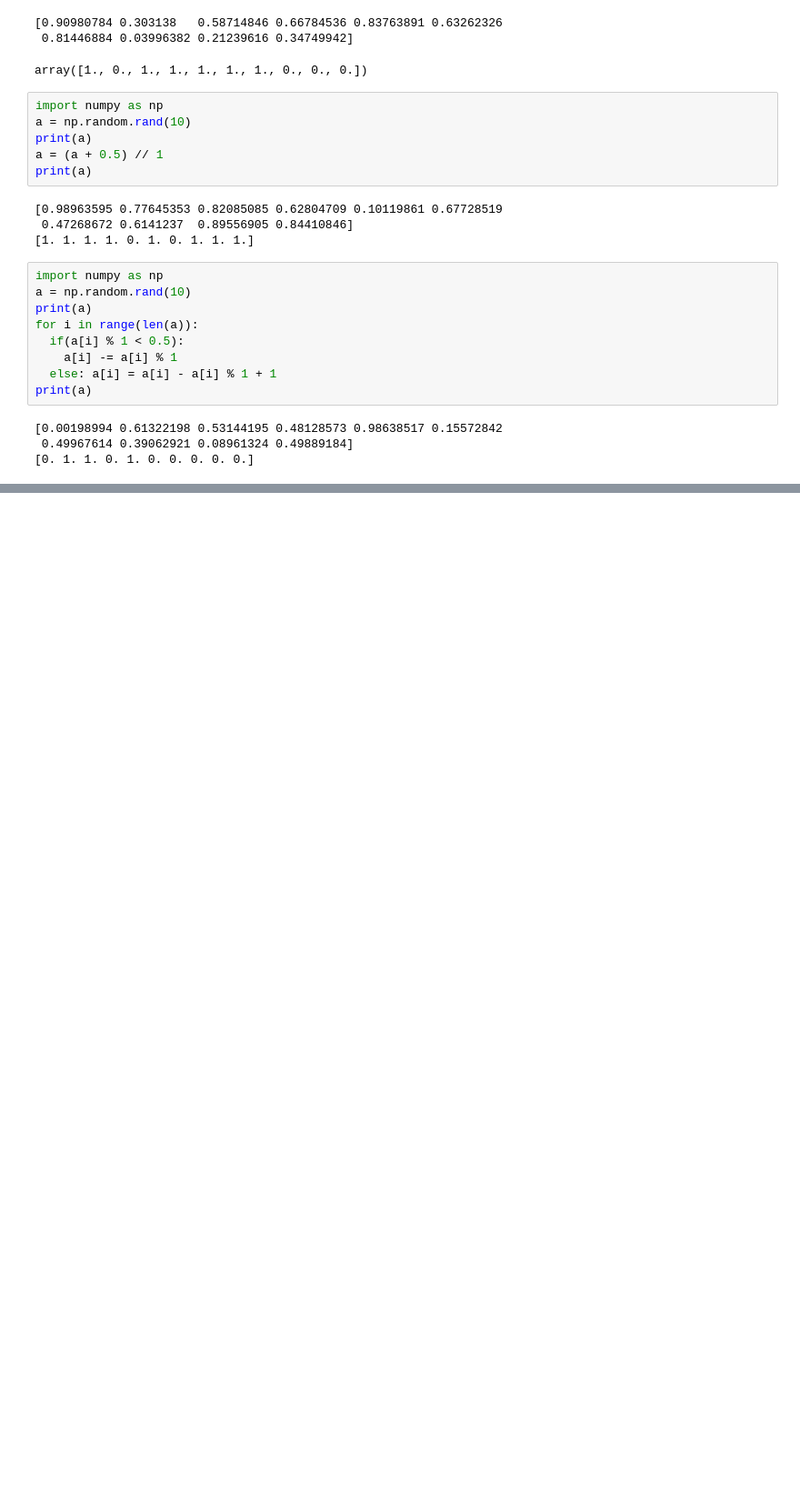
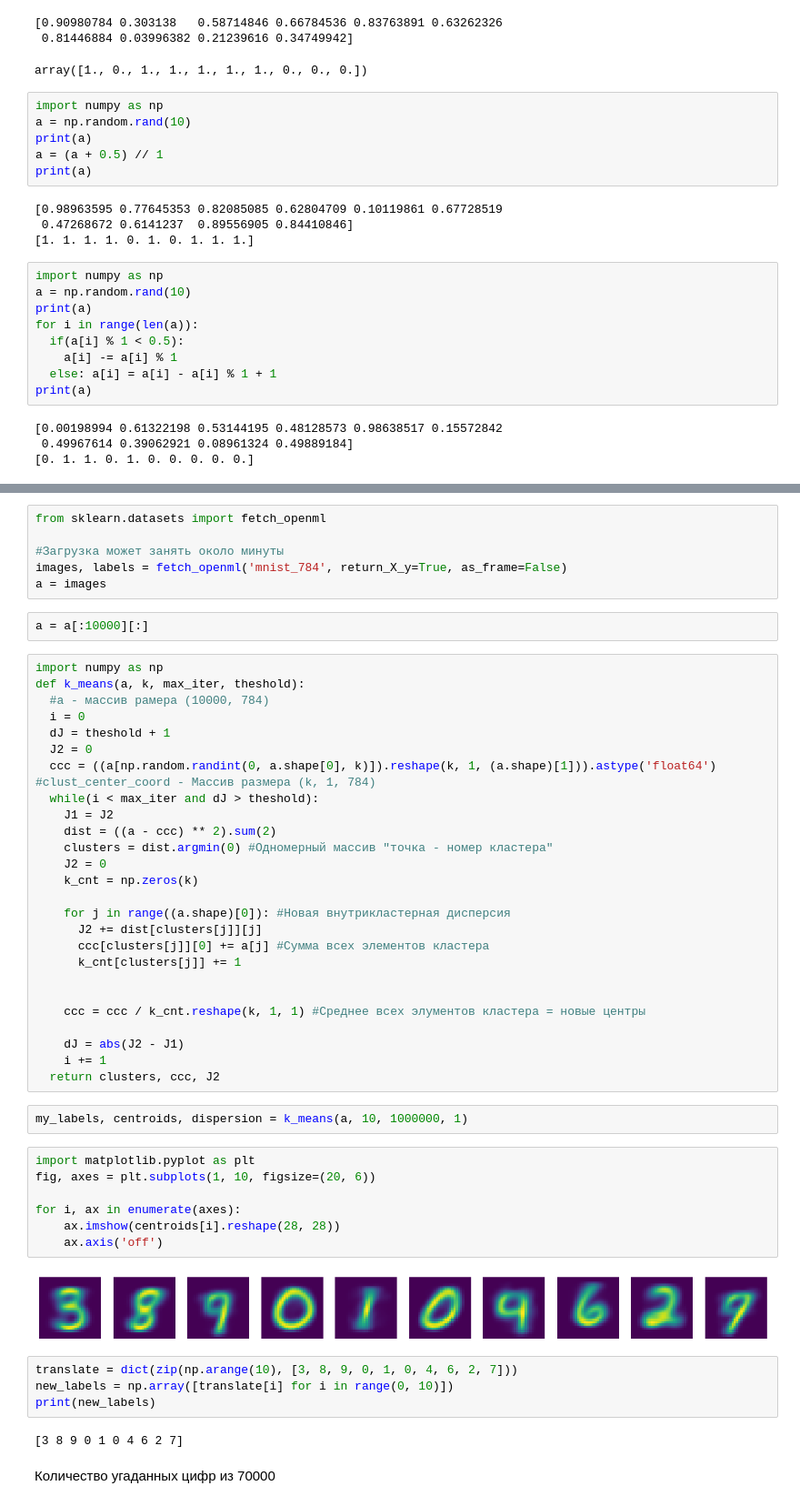
Before and after one commit to PrikhodkoMA/Math_prac, a Jupyter notebook: MP_homework_2.ipynb, the cells around one changed output, grey strips where cells are left out. Shown at 91% size. Saved outputs shown, nothing was run; the diff lists cells and outputs as text; blank space fills up the shorter version.

```diff
--- a/MP_homework_2.ipynb
+++ b/MP_homework_2.ipynb
@@ -104,0 +131,53 @@ print(a)
+# %%
+from sklearn.datasets import fetch_openml
+
+#Загрузка может занять около минуты
+images, labels = fetch_openml('mnist_784', return_X_y=True, as_frame=False)
+a = images
+# %%
+a = a[:10000][:]
+# %%
+import numpy as np
+def k_means(a, k, max_iter, theshold):
+  #а - массив рамера (10000, 784)
+  i = 0
+  dJ = theshold + 1
+  J2 = 0
+  ccc = ((a[np.random.randint(0, a.shape[0], k)]).reshape(k, 1, (a.shape)[1])).astype('float64') #clust_center_coord - Массив размера (k, 1, 784)
+  while(i < max_iter and dJ > theshold):
+    J1 = J2
+    dist = ((a - ccc) ** 2).sum(2)
+    clusters = dist.argmin(0) #Одномерный массив "точка - номер кластера"
+    J2 = 0
+    k_cnt = np.zeros(k)
+
+    for j in range((a.shape)[0]): #Новая внутрикластерная дисперсия
+      J2 += dist[clusters[j]][j]
+      ccc[clusters[j]][0] += a[j] #Сумма всех элементов кластера
+      k_cnt[clusters[j]] += 1
+
+
+    ccc = ccc / k_cnt.reshape(k, 1, 1) #Среднее всех элументов кластера = новые центры
+
+    dJ = abs(J2 - J1)
+    i += 1
+  return clusters, ccc, J2
+# %%
+my_labels, centroids, dispersion = k_means(a, 10, 1000000, 1)
+# %%
+import matplotlib.pyplot as plt
+fig, axes = plt.subplots(1, 10, figsize=(20, 6))
+
+for i, ax in enumerate(axes):
+    ax.imshow(centroids[i].reshape(28, 28))
+    ax.axis('off')
+# %% [output]
+[figure, added]
+# %%
+translate = dict(zip(np.arange(10), [3, 8, 9, 0, 1, 0, 4, 6, 2, 7]))
+new_labels = np.array([translate[i] for i in range(0, 10)])
+print(new_labels)
+# %% [output]
+[3 8 9 0 1 0 4 6 2 7]
+# %% [markdown]
+Количество угаданных цифр из 70000
```
Also changed, not shown: parts of 16 cells of this notebook.
